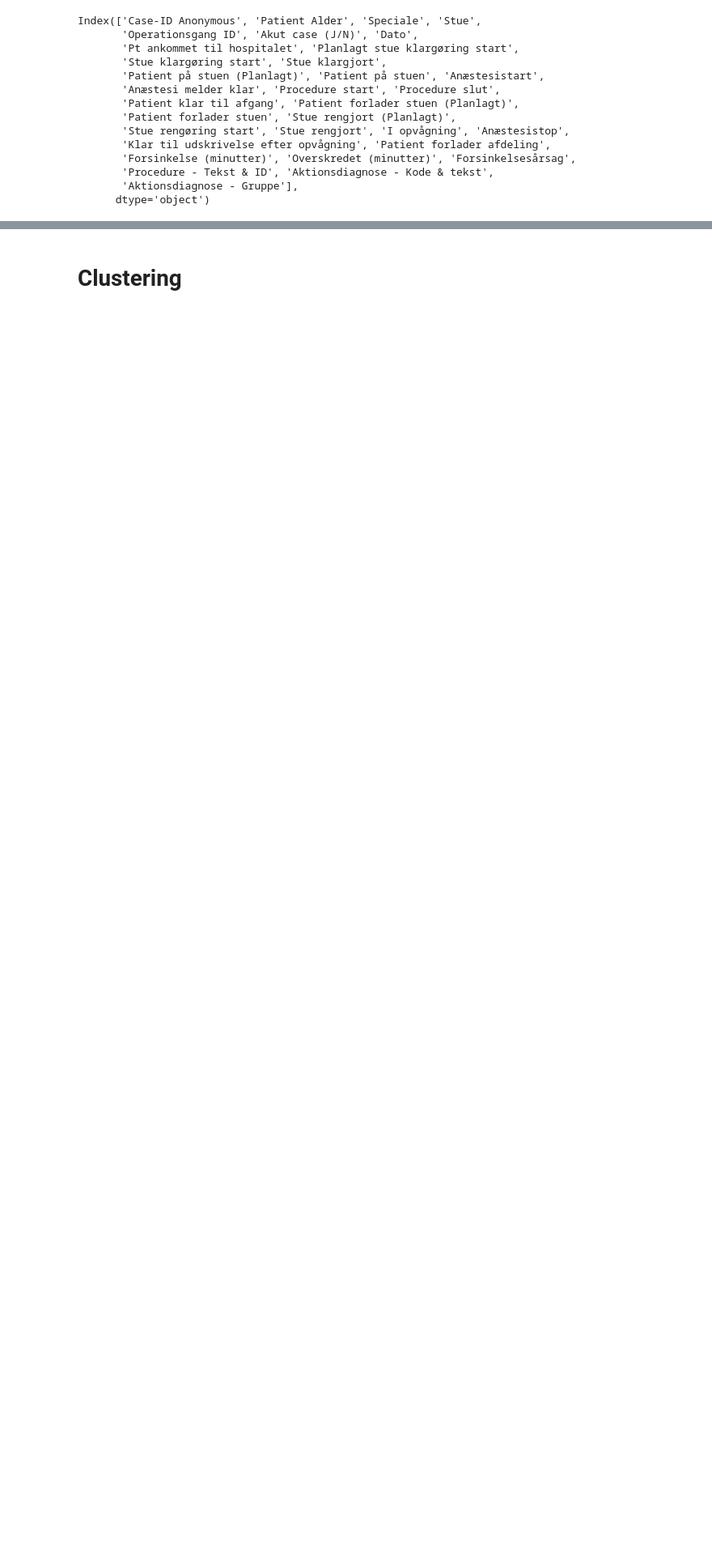
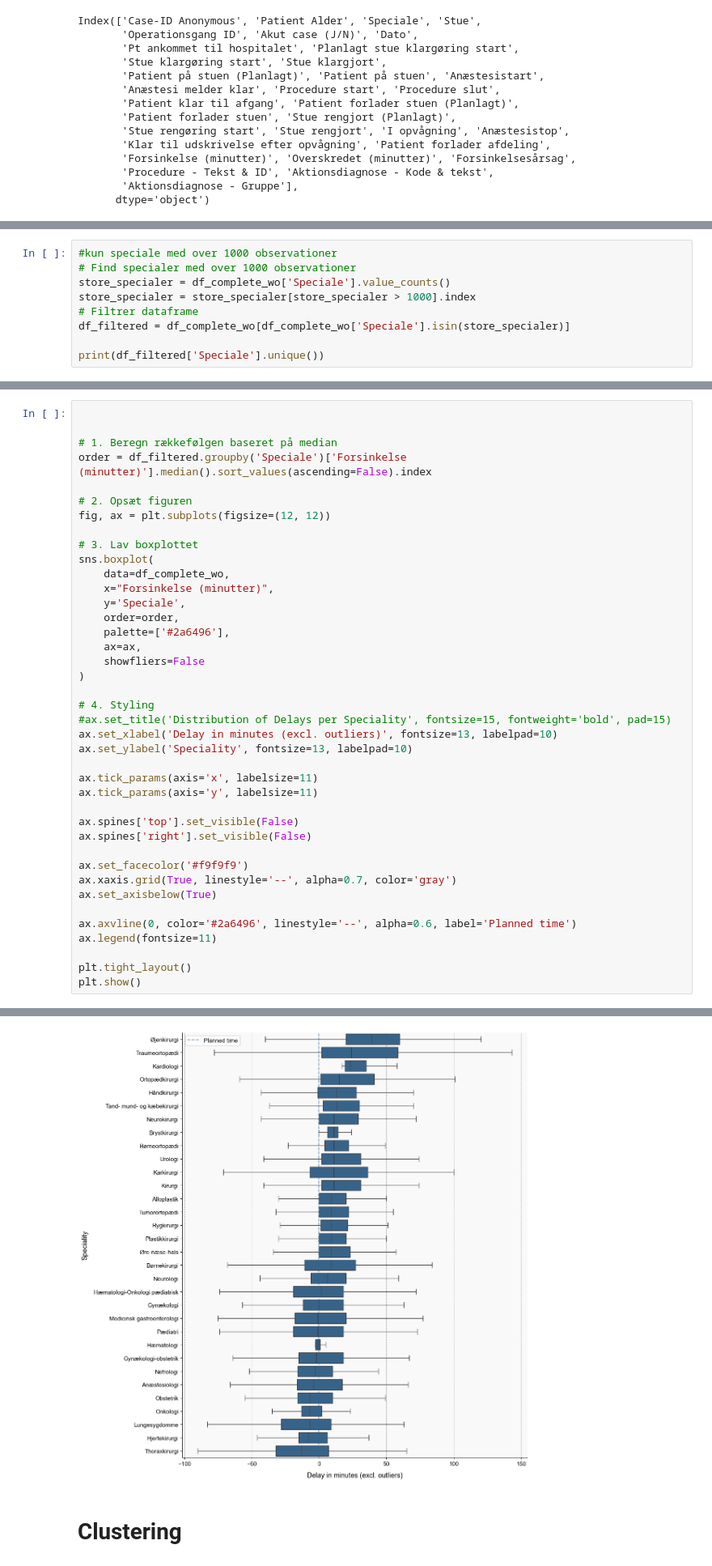
Before and after one commit to killermort9/AnalyticsToAction_Grop12, a Jupyter notebook: Signe.ipynb, the cells around one changed output, grey strips where cells are left out. Shown at 81% size. Saved outputs shown, nothing was run; the diff lists cells and outputs as text; blank space fills up the shorter version.

```diff
--- a/Signe.ipynb
+++ b/Signe.ipynb
@@ -68,0 +124,9 @@ Index(['Case-ID Anonymous', 'Patient Alder', 'Speciale', 'Stue',
+# %%
+#kun speciale med over 1000 observationer
+# Find specialer med over 1000 observationer
+store_specialer = df_complete_wo['Speciale'].value_counts()
+store_specialer = store_specialer[store_specialer > 1000].index
+# Filtrer dataframe
+df_filtered = df_complete_wo[df_complete_wo['Speciale'].isin(store_specialer)]
+
+print(df_filtered['Speciale'].unique())
@@ -68,0 +144,41 @@ Index(['Case-ID Anonymous', 'Patient Alder', 'Speciale', 'Stue',
+# %%
+
+
+# 1. Beregn rækkefølgen baseret på median
+order = df_filtered.groupby('Speciale')['Forsinkelse (minutter)'].median().sort_values(ascending=False).index
+
+# 2. Opsæt figuren
+fig, ax = plt.subplots(figsize=(12, 12))
+
+# 3. Lav boxplottet
+sns.boxplot(
+    data=df_complete_wo,
+    x="Forsinkelse (minutter)",
+    y='Speciale',
+    order=order,
+    palette=['#2a6496'],
+    ax=ax,
+    showfliers=False
+)
+
+# 4. Styling
+#ax.set_title('Distribution of Delays per Speciality', fontsize=15, fontweight='bold', pad=15)
+ax.set_xlabel('Delay in minutes (excl. outliers)', fontsize=13, labelpad=10)
+ax.set_ylabel('Speciality', fontsize=13, labelpad=10)
+
+ax.tick_params(axis='x', labelsize=11)
+ax.tick_params(axis='y', labelsize=11)
+
+ax.spines['top'].set_visible(False)
+ax.spines['right'].set_visible(False)
+
+ax.set_facecolor('#f9f9f9')
+ax.xaxis.grid(True, linestyle='--', alpha=0.7, color='gray')
+ax.set_axisbelow(True)
+
+ax.axvline(0, color='#2a6496', linestyle='--', alpha=0.6, label='Planned time')
+ax.legend(fontsize=11)
+
+plt.tight_layout()
+plt.show()
+# %% [output]
@@ -69,3 +190,4 @@ Index(['Case-ID Anonymous', 'Patient Alder', 'Speciale', 'Stue',
+[figure, added]
 # %% [markdown]
 # Clustering
 # %%
```
Also changed, not shown: parts of 8 cells of this notebook, 1 other file.
